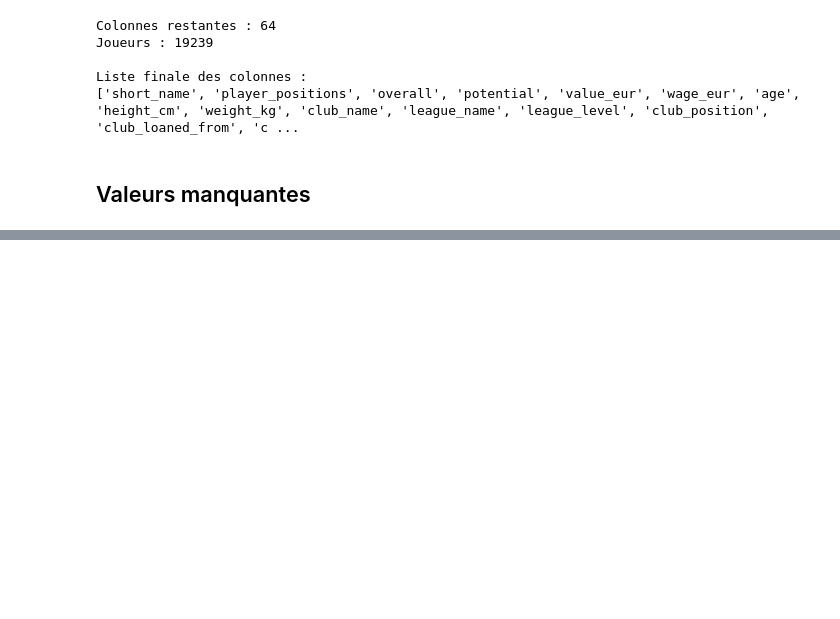
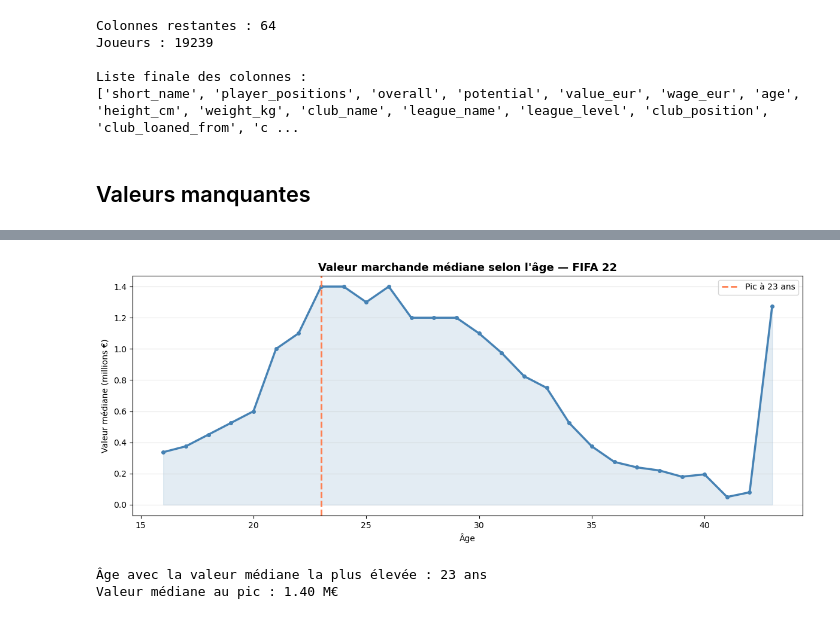
Before and after one commit to emiliehhd/Project_DataScience, a Jupyter notebook: project.ipynb, the cells around one changed output, grey strips where cells are left out. Cells and saved outputs as stored; diff of their text form; code cells hidden in the pictures; blank space fills up the shorter version.

```diff
--- a/project.ipynb
+++ b/project.ipynb
@@ -143,0 +408,30 @@ Les 61 joueurs manquants sur club_name, league_name, league_level, club_position
+# %%
+plt.figure(figsize=(12, 5))
+age_value = df.groupby('age')['value_eur'].median() / 1_000_000
+
+# Correction : on convertit explicitement en numpy array
+ages = age_value.index.to_numpy()
+valeurs = age_value.values
+
+plt.plot(ages, valeurs,
+         color='steelblue', linewidth=2.5, marker='o', markersize=4)
+plt.fill_between(ages, valeurs,
+                 alpha=0.15, color='steelblue')
+plt.xlabel('Âge')
+plt.ylabel('Valeur médiane (millions €)')
+plt.title('Valeur marchande médiane selon l\'âge — FIFA 22',
+          fontsize=13, fontweight='bold')
+plt.axvline(x=age_value.idxmax(), color='coral',
+            linestyle='--', linewidth=2,
+            label=f'Pic à {age_value.idxmax()} ans')
+plt.legend()
+plt.grid(axis='y', alpha=0.3)
+plt.tight_layout()
+plt.show()
+
+print(f"Âge avec la valeur médiane la plus élevée : {age_value.idxmax()} ans")
+print(f"Valeur médiane au pic : {age_value.max():.2f} M€")
+# %% [output]
+[figure, added]
+Âge avec la valeur médiane la plus élevée : 23 ans
+Valeur médiane au pic : 1.40 M€
```
Also changed, not shown: parts of 38 cells of this notebook.
